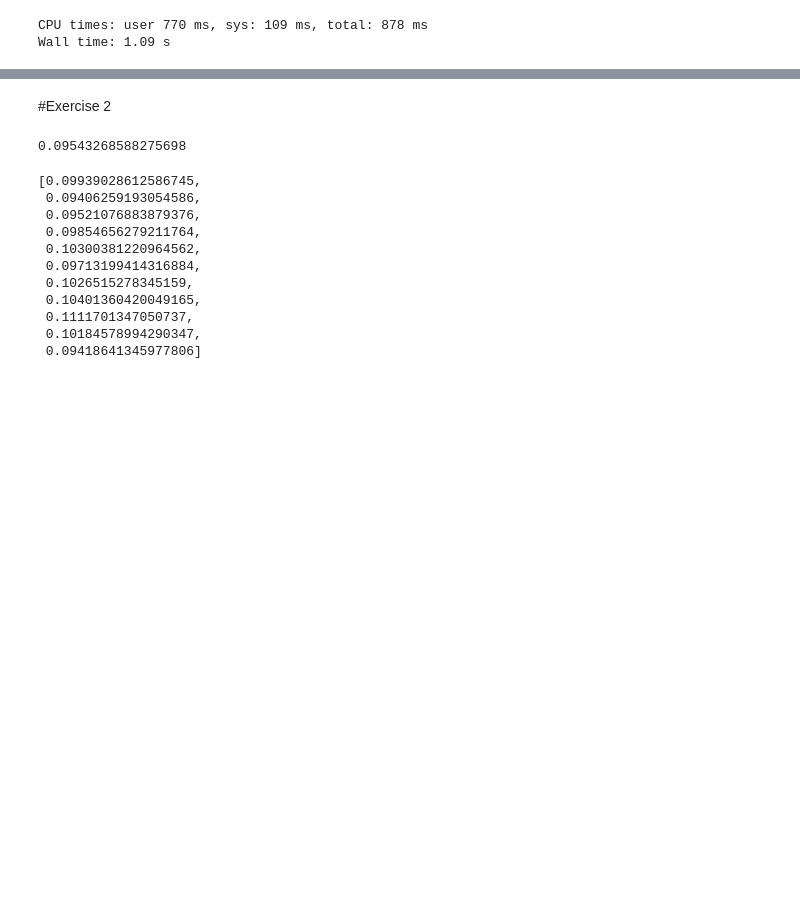
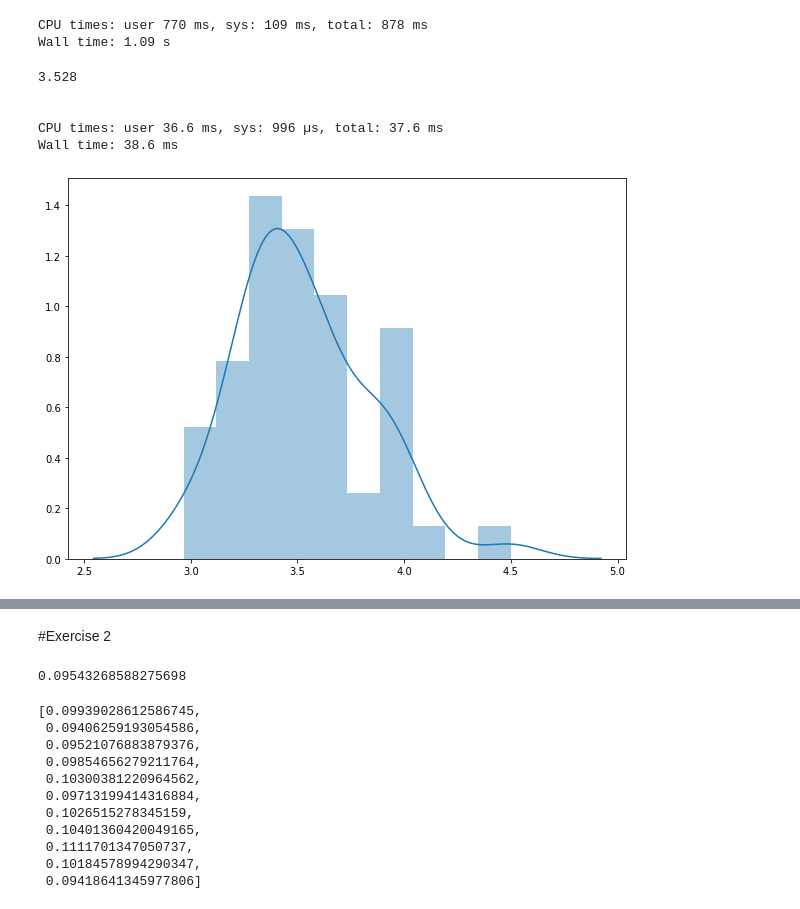
Before and after one commit to ShrayankM/Foundations-OF-DataScience-Assignments, a Jupyter notebook: Week - 18 Description of sample statics/W18_Demos.ipynb, the cells around one changed output, grey strips where cells are left out. Drawn from its saved outputs; the diff is of its cells as text; code cells hidden in the pictures; blank space fills up the shorter version.

```diff
--- a/Week - 18 Description of sample statics/W18_Demos.ipynb
+++ b/Week - 18 Description of sample statics/W18_Demos.ipynb
@@ -24,3 +27,24 @@ Wall time: 1.09 s
+# %%
+def plot_hist_sns(k = 15, n = 3):
+    samples = [[np.random.randint(1, 7) for x in range(n)] for y in range(k)]
+    _x = np.array(list(map(lambda x: np.mean(x), samples)))
+    print(np.mean(_x))
+    print("\n")
+    _xdf = pd.DataFrame(_x, columns = ['_x'])
+    plt.figure(figsize = (10, 7))
+    sns.distplot(_x, bins = 10, norm_hist = True)
+    # fig = px.histogram(_xdf, x = '_x', histnorm = 'probability', nbins = 10, width = 500, height = 500)
+    # fig.show()
+# %%
+%%time
+plot_hist_sns(50, 30)
+# %% [output]
+3.528
+
+
+CPU times: user 36.6 ms, sys: 996 µs, total: 37.6 ms
+Wall time: 38.6 ms
+[figure, added]
 # %%
 def variance_check(n_range, k):
    var_list = []
```
Also changed, not shown: parts of 10 cells of this notebook.
